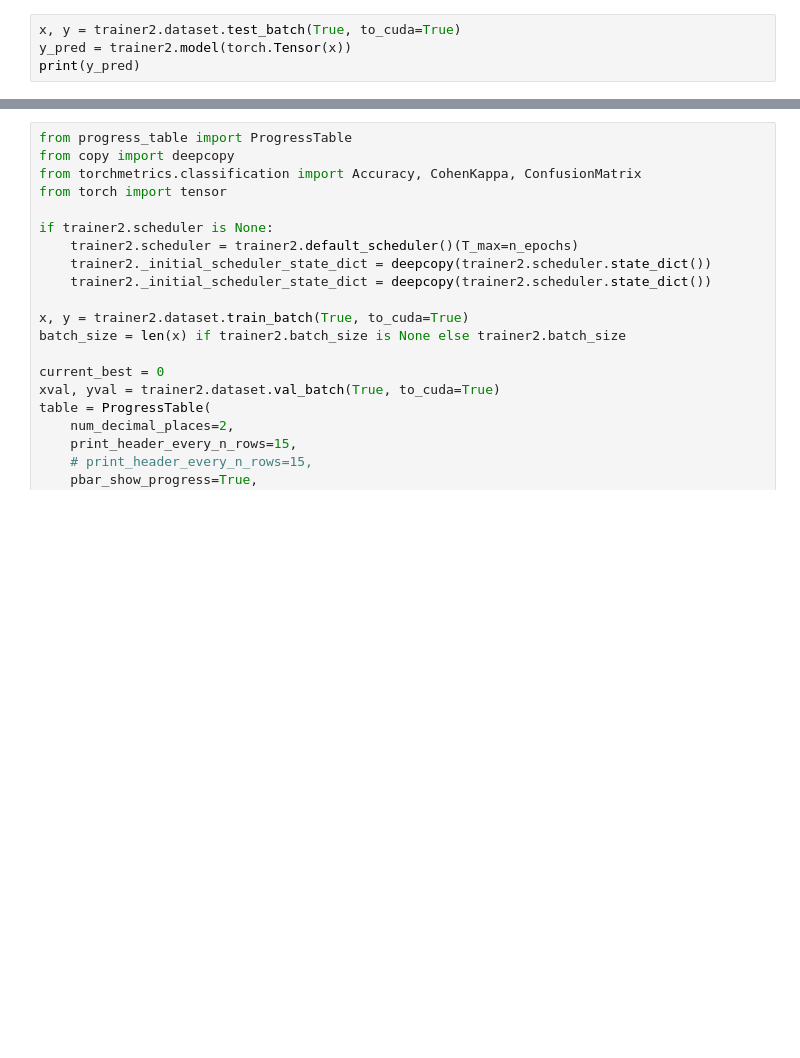
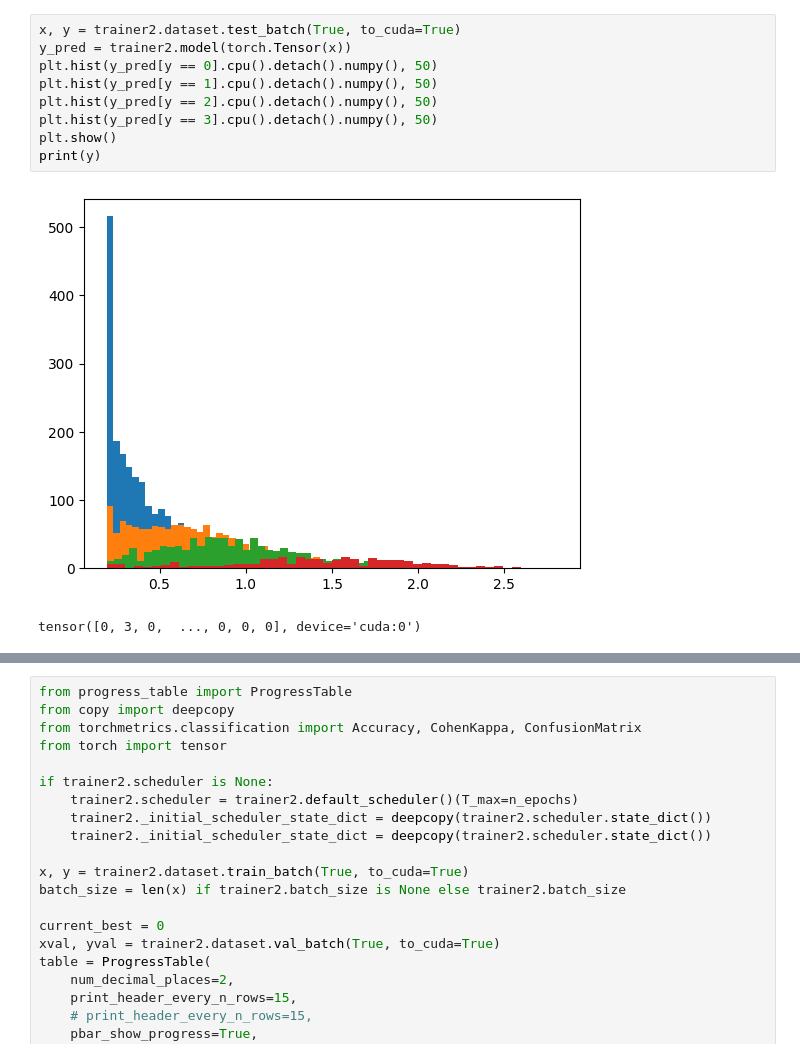
Before and after one commit to ClementPla/PycalcActivation, a Jupyter notebook: notebooks/testRegresser.ipynb, the cells around one changed output, grey strips where cells are left out. Saved outputs shown, nothing was run; the diff lists cells and outputs as text; blank space fills up the shorter version.

```diff
--- a/notebooks/testRegresser.ipynb
+++ b/notebooks/testRegresser.ipynb
@@ -182,7 +189,15 @@ trainer2.test("best")
 # %%
 x, y = trainer2.dataset.test_batch(True, to_cuda=True)
 y_pred = trainer2.model(torch.Tensor(x))
-print(y_pred)
+plt.hist(y_pred[y == 0].cpu().detach().numpy(), 50)
+plt.hist(y_pred[y == 1].cpu().detach().numpy(), 50)
+plt.hist(y_pred[y == 2].cpu().detach().numpy(), 50)
+plt.hist(y_pred[y == 3].cpu().detach().numpy(), 50)
+plt.show()
+print(y)
+# %% [output]
+[figure, added]
+tensor([0, 3, 0,  ..., 0, 0, 0], device='cuda:0')
 # %%
 trainer3 = Trainer(
     dataset2,
```
Also changed, not shown: parts of 7 cells of this notebook, 4 other files.
